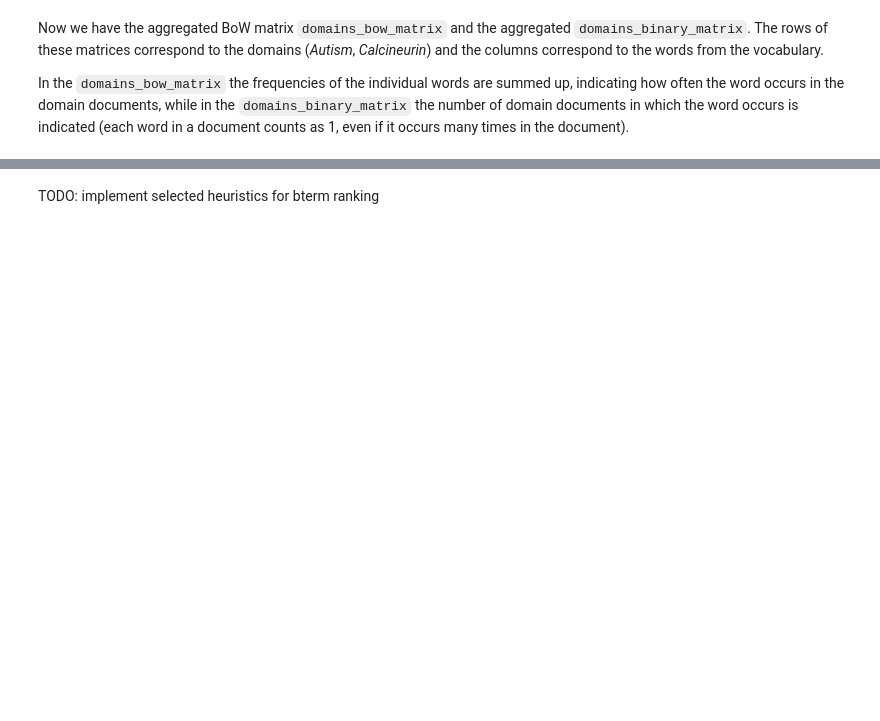
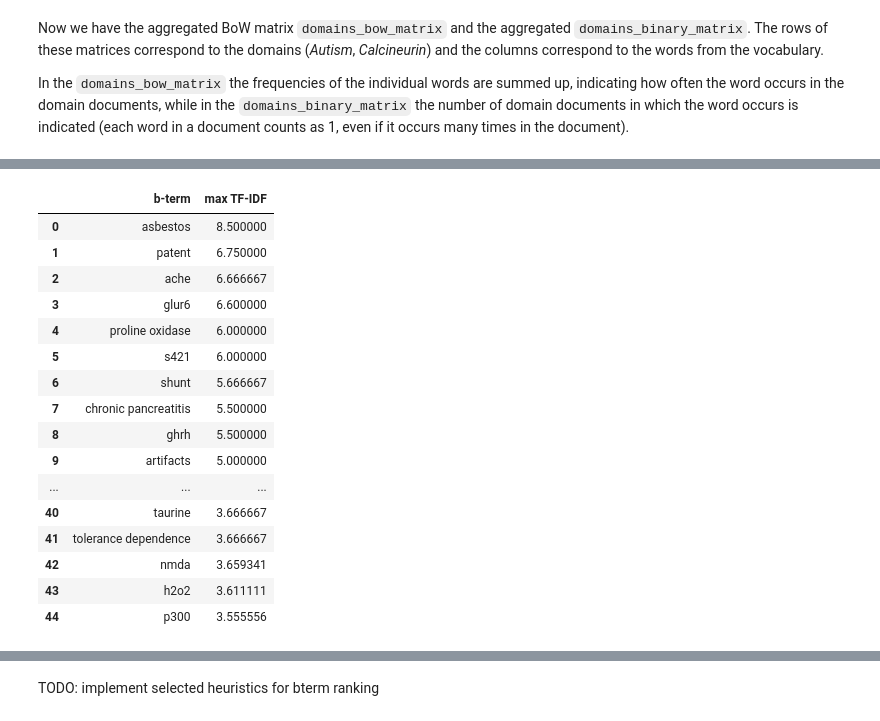
Before and after one commit to BojanCestnik/LBD_book, a Jupyter notebook: notebooks/LBD_mini_CrossBee.ipynb, the cells around one changed output, grey strips where cells are left out. Drawn from its saved outputs; the diff is of its cells as text; code cells hidden in the pictures; blank space fills up the shorter version.

Commit message:
updated data_acquisition and mini_CrossBee

```diff
--- a/notebooks/LBD_mini_CrossBee.ipynb
+++ b/notebooks/LBD_mini_CrossBee.ipynb
@@ -165,6 +172,7 @@ def truncate_with_ellipsis(string: str, length: int) -> str:
 # %%
 domainName = 'Autism-Calcineurin'
 fileName = 'input/Autism_Calcineurin.txt'
+fileName = 'input/f_autism_calcineurin.txt'
 lines = LBD_01_data_acquisition.load_data_from_file(fileName)
 # display the first 7 lines of the document
 [truncate_with_ellipsis(line, 110) for line in lines[:7]]
@@ -540,7 +677,10 @@ def find_document_outliers(tfidf_matrix, n_outliers=1):
     # n_outliers = int(np.ceil(outlier_fraction * n_docs))
 
     # Step 4: Find the indices of the top N documents with the highest distances
-    outlier_indices = np.argsort(distances)[-n_outliers:]
+    if n_outliers < 0:
+        outlier_indices = np.argsort(distances)[-n_outliers:]
+    else:
+        outlier_indices = np.argsort(distances)[-n_outliers:]
 
     return outlier_indices
 
@@ -579,7 +719,10 @@ def find_word_outliers(tfidf_matrix, vocabulary, n_outliers=1):
     # n_outliers = int(np.ceil(outlier_fraction * n_words))
 
     # Step 4: Find the indices of the top N words with the highest distances
-    outlier_indices = np.argsort(distances)[-n_outliers:]
+    if n_outliers < 0:
+        outlier_indices = np.argsort(distances)[:-n_outliers]
+    else:
+        outlier_indices = np.argsort(distances)[-n_outliers:]
 
     # Step 5: Retrieve the corresponding outlier words using the vocabulary
     outlier_words = [vocabulary[i] for i in outlier_indices]
@@ -599,11 +742,25 @@ tfidf_matrix = np.asarray(tfidf_matrix)
 # print(type(tfidf_matrix))
 
 # Find outlier documents
-outlier_docs = find_document_outliers(tfidf_matrix,  n_outliers=1000)
+outlier_docs = find_document_outliers(tfidf_matrix,  n_outliers=20)
 print('Outlier docs indeces: ', outlier_docs) # list of documents is lines and preprocessed in prep_docs_list; ids_list contains document ids
 outlier_docs_list = outlier_docs.astype(int).tolist()
 print('Outlier docs ids: ', [ids_list[i] for i in outlier_docs_list])
 
+# Find representative documents
+representative_docs = find_document_outliers(tfidf_matrix,  n_outliers=-20)
+print('Representative docs indeces: ', representative_docs) # list of documents is lines and preprocessed in prep_docs_list; ids_list contains document ids
+representative_docs_list = representative_docs.astype(int).tolist()
+print('Representative docs ids: ', [ids_list[i] for i in representative_docs_list])
+
 # Find outlier words
-outlier_words = find_word_outliers(tfidf_matrix, word_list,  n_outliers=10)
+outlier_words = find_word_outliers(tfidf_matrix, word_list,  n_outliers=20)
 print('Outlier words: ', outlier_words)
+
+# Find representative words
+representative_words = find_word_outliers(tfidf_matrix, word_list,  n_outliers=-20)
+print('Representative words: ', representative_words)
+
+# Find again outlier documents, this time with the proper size for furter processing
+outlier_docs = find_document_outliers(tfidf_matrix,  n_outliers=7000)
+outlier_docs_list = outlier_docs.astype(int).tolist()
@@ -908,16 +1126,19 @@ for word in max_word_tfidf.keys():
             aux_word_tfidf_selected[word] = random.randint(1, 999999)
             min_word_tfidf_selected[word] = max_word_tfidf[word] * sum_word_tfidf[word]
 
-            max_word_tfidf_selected[word] = tfidfMax(word)
+            max_word_tfidf_selected[word] = freqRatio(word)
             # def freqTerm(t: str) -> float:
             # def freqDoc(t: str) -> float:
             # def freqRatio(t: str) -> float:
             # def tfidfSum(t: str) -> float:
             # def tfidfMax(t: str) -> float:
+            # def out_freqTerm(t: str) -> float:
+            # def out_freqDoc(t: str) -> float:
+            # def ouot_freqRatio(t: str) -> float:
             # def out_tfidfSum(t: str) -> float:
+            # def out_tfidfMax(t: str) -> float:
 
-print(tfidfMax('vcfs'))
-
+# print(tfidfMax('vcfs'))
 
 # max_word_tfidf_selected = aux_word_tfidf_selected
 # max_word_tfidf_selected = sum_word_tfidf_selected
@@ -931,4 +1152,4 @@ max_word_tfidf_selected_sorted = LBD_02_data_preprocessing.sort_dict_by_value(ma
 
 print('Sorted b-term candidate words: ', len(max_word_tfidf_selected_sorted), ' ', dict(itertools.islice(max_word_tfidf_selected_sorted.items(), 30)))
 print('The first and the last sorted b-term word: ', list(max_word_tfidf_selected_sorted.items())[0], ' ', list(max_word_tfidf_selected_sorted.items())[-1])
-print('Mean value of max tf-idf values: ', np.array(list(max_word_tfidf_selected_sorted.values())).mean())
+print('Mean value of max TF-IDF values: ', np.array(list(max_word_tfidf_selected_sorted.values())).mean())
@@ -937,9 +1183,27 @@ sum_word_tfidf_selected
 # %%
 bterms_list = list(max_word_tfidf_selected_sorted.keys())
 bterms_list_length = len(bterms_list)
 
-df = pd.DataFrame({'b-term': bterms_list, 'max tf-idf': list(max_word_tfidf_selected_sorted.values())})
+df = pd.DataFrame({'b-term': bterms_list, 'max TF-IDF': list(max_word_tfidf_selected_sorted.values())})
 df[0:45]
+# %% [output]
+|  | b-term | max TF-IDF |
+| 0 | asbestos | 8.500000 |
+| 1 | patent | 6.750000 |
+| 2 | ache | 6.666667 |
+| 3 | glur6 | 6.600000 |
+| 4 | proline oxidase | 6.000000 |
+| 5 | s421 | 6.000000 |
+| 6 | shunt | 5.666667 |
+| 7 | chronic pancreatitis | 5.500000 |
+| 8 | ghrh | 5.500000 |
+| 9 | artifacts | 5.000000 |
+| ... | ... | ... |
+| 40 | taurine | 3.666667 |
+| 41 | tolerance dependence | 3.666667 |
+| 42 | nmda | 3.659341 |
+| 43 | h2o2 | 3.611111 |
+| 44 | p300 | 3.555556 |
 # %%
 name = 'bcl2'
 print(name, ': ', 'position in the list of rare terms ', list(max_word_tfidf_selected_sorted.keys()).index(name), ' (', len(max_word_tfidf_selected_sorted), \
```
Also changed, not shown: parts of 32 cells of this notebook, 1 other file.
